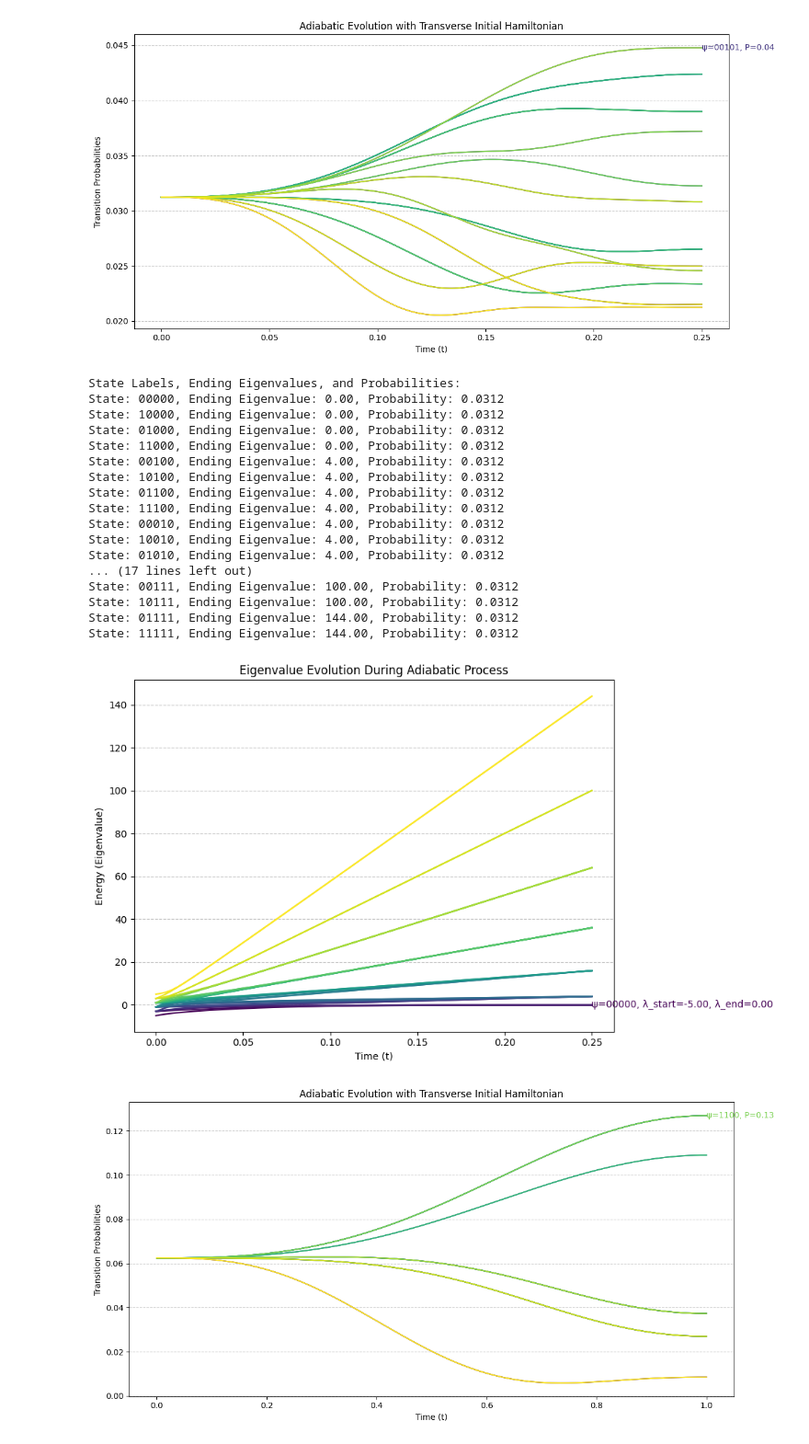
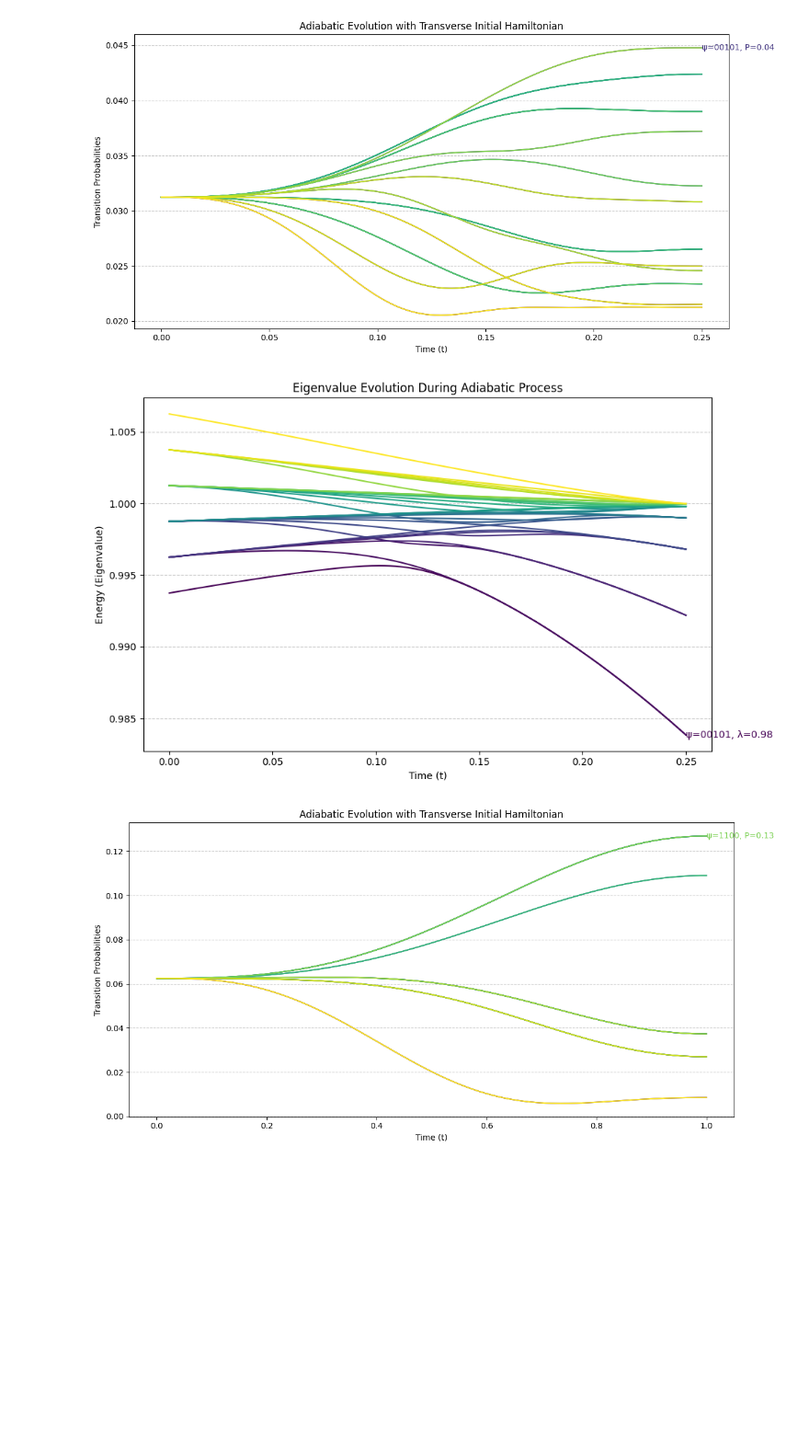
Before and after one commit to datafatmunger/jbg-notebooks, a Jupyter notebook: scratch/20241224_Hamiltonian_Simulator.ipynb, the cells around one changed output. Shown at 92% size. Cells and saved outputs as stored; diff of their text form; code cells hidden in the pictures; blank space fills up the shorter version.

```diff
--- a/scratch/20241224_Hamiltonian_Simulator.ipynb
+++ b/scratch/20241224_Hamiltonian_Simulator.ipynb
@@ -226,26 +191,9 @@ plot_adiabatic_evolution(sim, num_steps=200, T=optimal_t)
 # %% [output]
 [figure]
 # %%
-plot_unique_eigenvalue_evolution(sim, num_steps=200, T=optimal_t)
+plot_eigenvalue_evolution(sim, num_steps=200, T=optimal_t)
 # %% [output]
-State Labels, Ending Eigenvalues, and Probabilities:
-State: 00000, Ending Eigenvalue: 0.00, Probability: 0.0312
-State: 10000, Ending Eigenvalue: 0.00, Probability: 0.0312
-State: 01000, Ending Eigenvalue: 0.00, Probability: 0.0312
-State: 11000, Ending Eigenvalue: 0.00, Probability: 0.0312
-State: 00100, Ending Eigenvalue: 4.00, Probability: 0.0312
-State: 10100, Ending Eigenvalue: 4.00, Probability: 0.0312
-State: 01100, Ending Eigenvalue: 4.00, Probability: 0.0312
-State: 11100, Ending Eigenvalue: 4.00, Probability: 0.0312
-State: 00010, Ending Eigenvalue: 4.00, Probability: 0.0312
-State: 10010, Ending Eigenvalue: 4.00, Probability: 0.0312
-State: 01010, Ending Eigenvalue: 4.00, Probability: 0.0312
-... (17 lines left out)
-State: 00111, Ending Eigenvalue: 100.00, Probability: 0.0312
-State: 10111, Ending Eigenvalue: 100.00, Probability: 0.0312
-State: 01111, Ending Eigenvalue: 144.00, Probability: 0.0312
-State: 11111, Ending Eigenvalue: 144.00, Probability: 0.0312
-[figure, old version]
+[figure, new version]
 # %%
 class GraphPartitioning:
     def __init__(self, edges):
```
Also changed, not shown: parts of 7 cells of this notebook.
